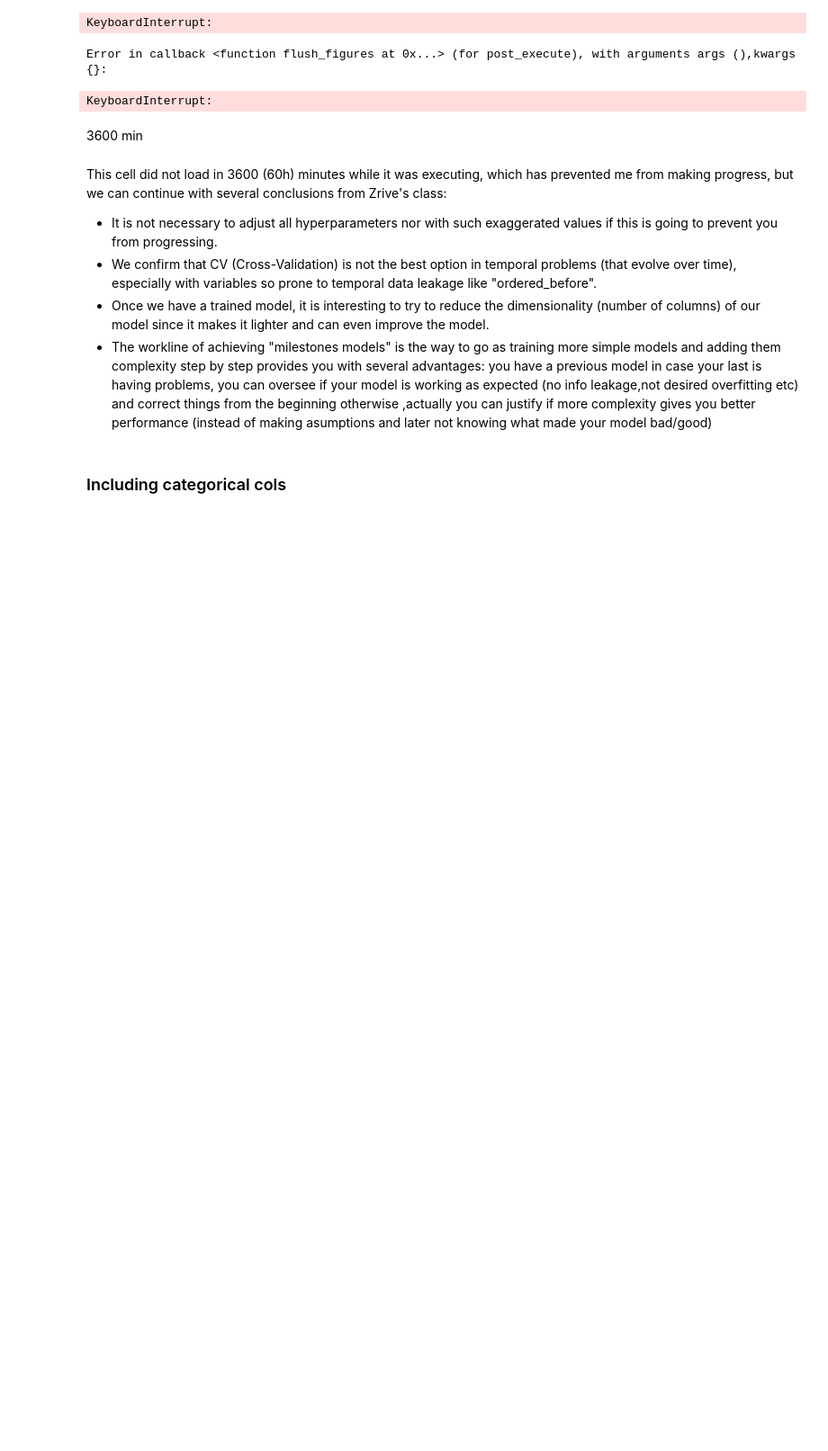
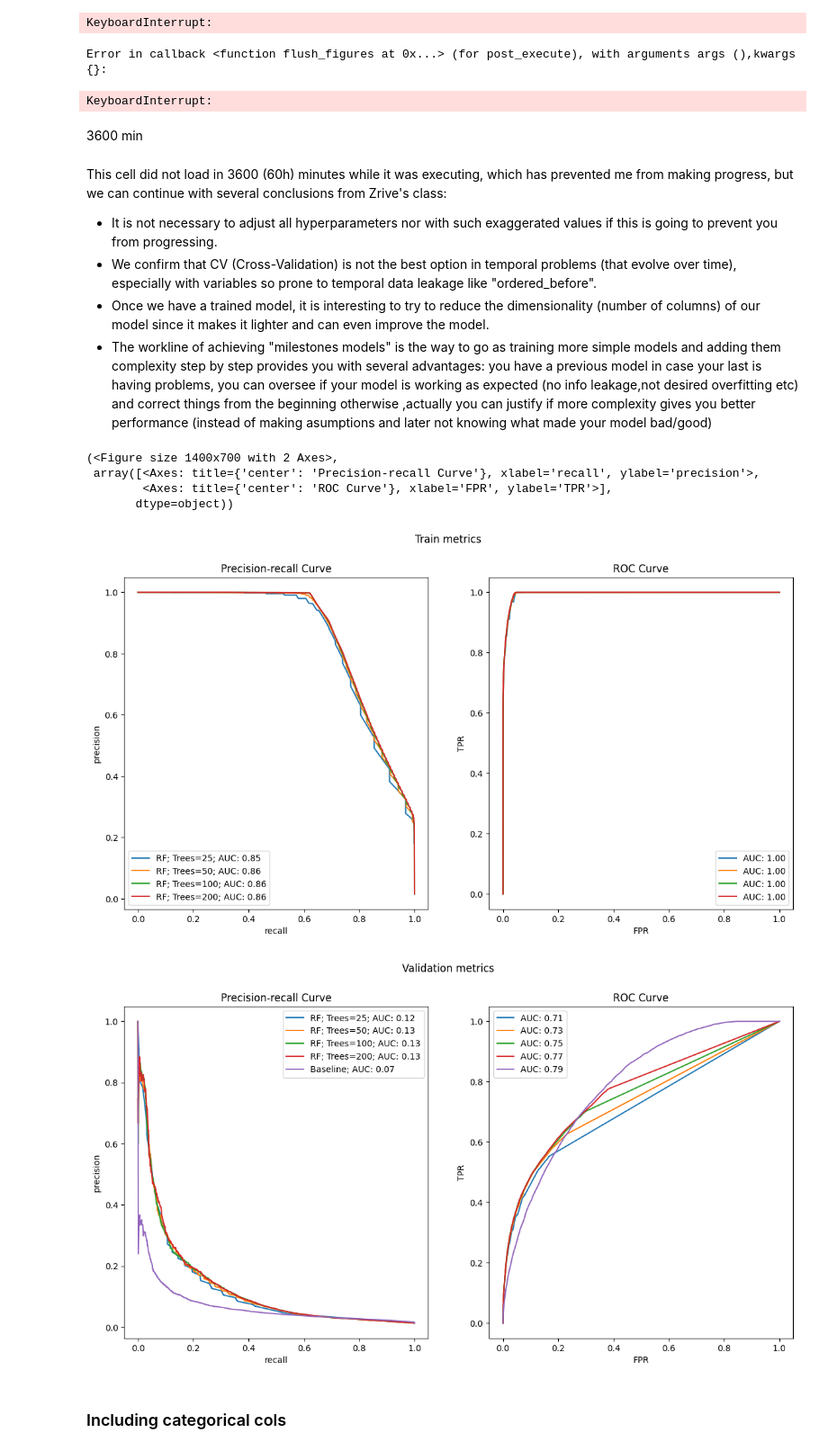
Before and after one commit to adrianibeas/zrive-ds, a Jupyter notebook: src/module_4/module_4_work.ipynb, the cells around one changed output. Shown at 90% size. Drawn from its saved outputs; the diff is of its cells as text; code cells hidden in the pictures; blank space fills up the shorter version.

```diff
--- a/src/module_4/module_4_work.ipynb
+++ b/src/module_4/module_4_work.ipynb
@@ -325,3 +325,41 @@ This cell did not load in 3600 (60h) minutes while it was executing, which has p
 * We confirm that CV (Cross-Validation) is not the best option in temporal problems (that evolve over time), especially with variables so prone to temporal data leakage like "ordered_before".
 * Once we have a trained model, it is interesting to try to reduce the dimensionality (number of columns) of our model since it makes it lighter and can even improve the model.
 * The workline of achieving "milestones models" is the way to go as training more simple models and adding them complexity step by step provides you with several advantages: you have a previous model in case your last is having problems, you can oversee if your model is working as expected (no info leakage,not desired overfitting etc) and correct things from the beginning otherwise ,actually you can justify if more complexity gives you better performance (instead of making asumptions and later not knowing what made your model bad/good)
+# %%
+from sklearn.ensemble import RandomForestClassifier
+from sklearn.preprocessing import StandardScaler
+from sklearn.pipeline import make_pipeline
+
+
+fig1, ax1 = plt.subplots(1, 2, figsize=(14, 7))
+fig1.suptitle("Train metrics")
+
+fig2, ax2 = plt.subplots(1, 2, figsize=(14, 7))
+fig2.suptitle("Validation metrics")
+
+# Hyperparameters
+n_estimators = [25, 50, 100, 200]
+
+
+for trees in n_estimators:
+ rf = make_pipeline(
+    StandardScaler(),
+    RandomForestClassifier(n_estimators=trees)
+ )
+ rf.fit(X_train[train_cols], y_train)
+ train_proba = rf.predict_proba(X_train[train_cols])[:, 1]
+ plot_metrics(f"RF; Trees={trees}",
+ y_pred=train_proba, y_test=train_df[label_col], figure=(fig1, ax1))
+
+ val_proba = rf.predict_proba(X_val[train_cols])[:, 1]
+ plot_metrics(f"RF; Trees={trees}",y_pred=val_proba, y_test=val_df[label_col], figure=(fig2, ax2))
+
+# Baseline
+plot_metrics(f"Baseline", y_pred=val_df['global_popularity'], y_test=val_df[label_col], figure=(fig2, ax2))
+# %% [output]
+(<Figure size 1400x700 with 2 Axes>,
+ array([<Axes: title={'center': 'Precision-recall Curve'}, xlabel='recall', ylabel='precision'>,
+        <Axes: title={'center': 'ROC Curve'}, xlabel='FPR', ylabel='TPR'>],
+       dtype=object))
+[figure, added]
+[figure, added]
```
Also changed, not shown: parts of 1 cell of this notebook.
